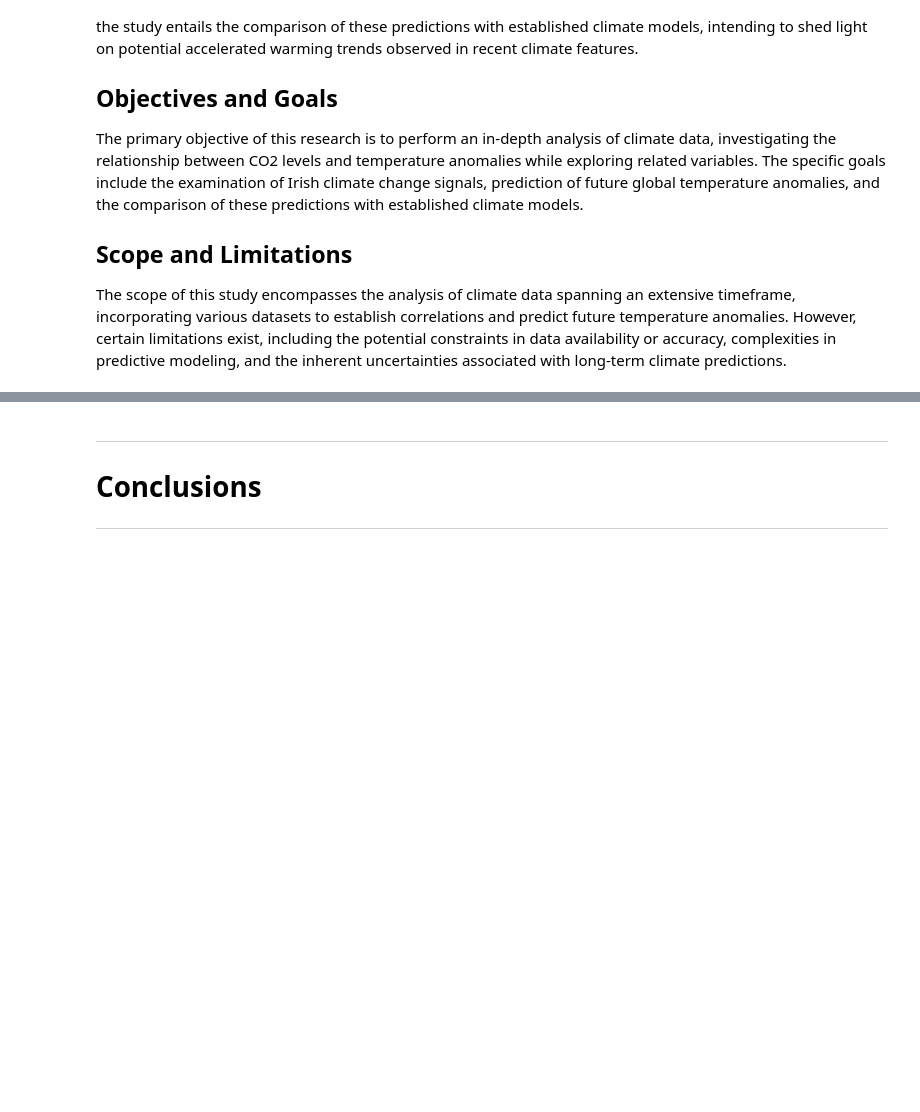
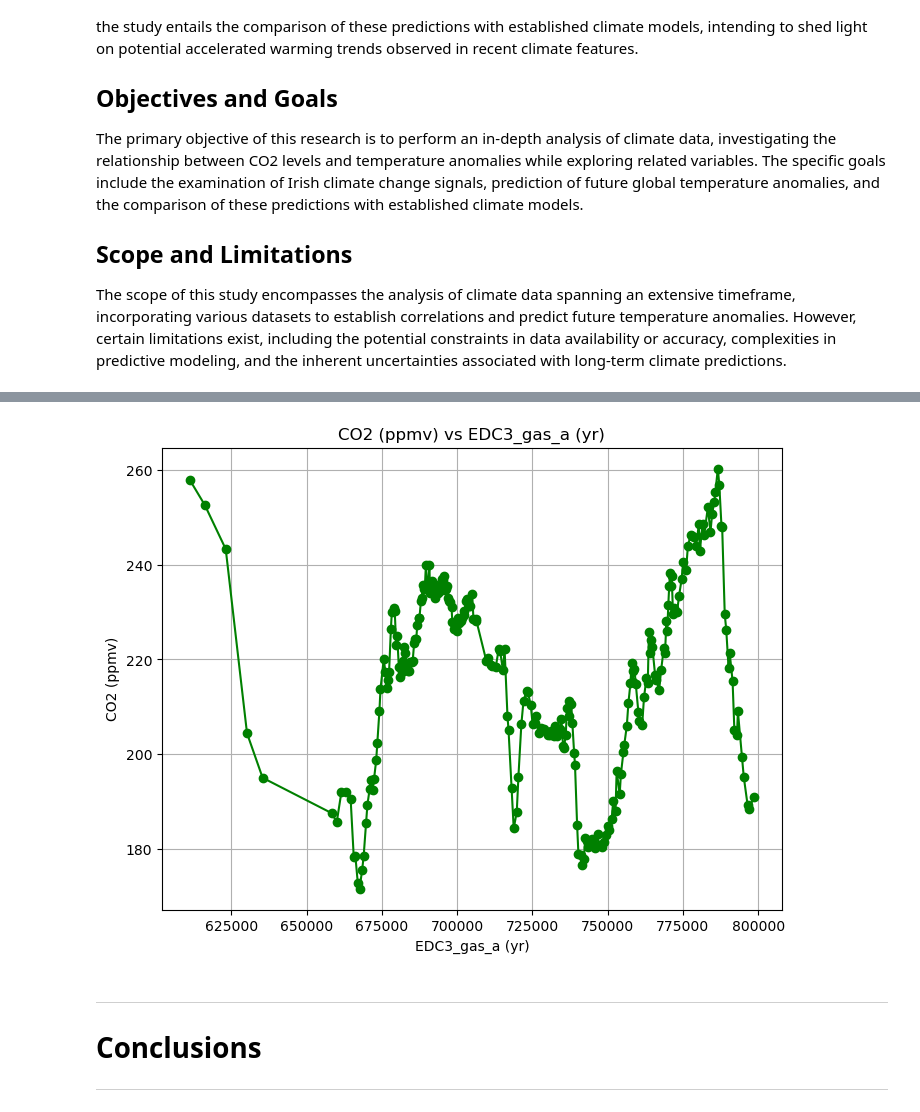
Before and after one commit to nexlanglxm/climate-data-analysis, a Jupyter notebook: project2/project.ipynb, the cells around one changed output, grey strips where cells are left out. Cells and saved outputs as stored; diff of their text form; code cells hidden in the pictures; blank space fills up the shorter version.

```diff
--- a/project2/project.ipynb
+++ b/project2/project.ipynb
@@ -35,3 +58,25 @@ The scope of this study encompasses the analysis of climate data spanning an ext
+# %%
+import pandas as pd
+import matplotlib.pyplot as plt
+
+# Read data from the CSV file
+file_path = './data/temp/41586_2008_BFnature06949_MOESM31_ESM.csv'
+df = pd.read_csv(file_path, skiprows=6)
+
+# Extracting columns
+co2 = df['CO2 (ppmv)']
+edc3_gas_a = df['EDC3_gas_a (yr)']
+
+# Plotting the extracted data
+plt.figure(figsize=(8, 6))
+plt.plot(edc3_gas_a, co2, marker='o', linestyle='-', color='green')
+plt.xlabel('EDC3_gas_a (yr)')
+plt.ylabel('CO2 (ppmv)')
+plt.title('CO2 (ppmv) vs EDC3_gas_a (yr)')
+plt.grid(True)
+plt.show()
+# %% [output]
+[figure, added]
 # %% [markdown]
 ---
 # **Conclusions**
```
Also changed, not shown: parts of 2 cells of this notebook, 2 other files.
